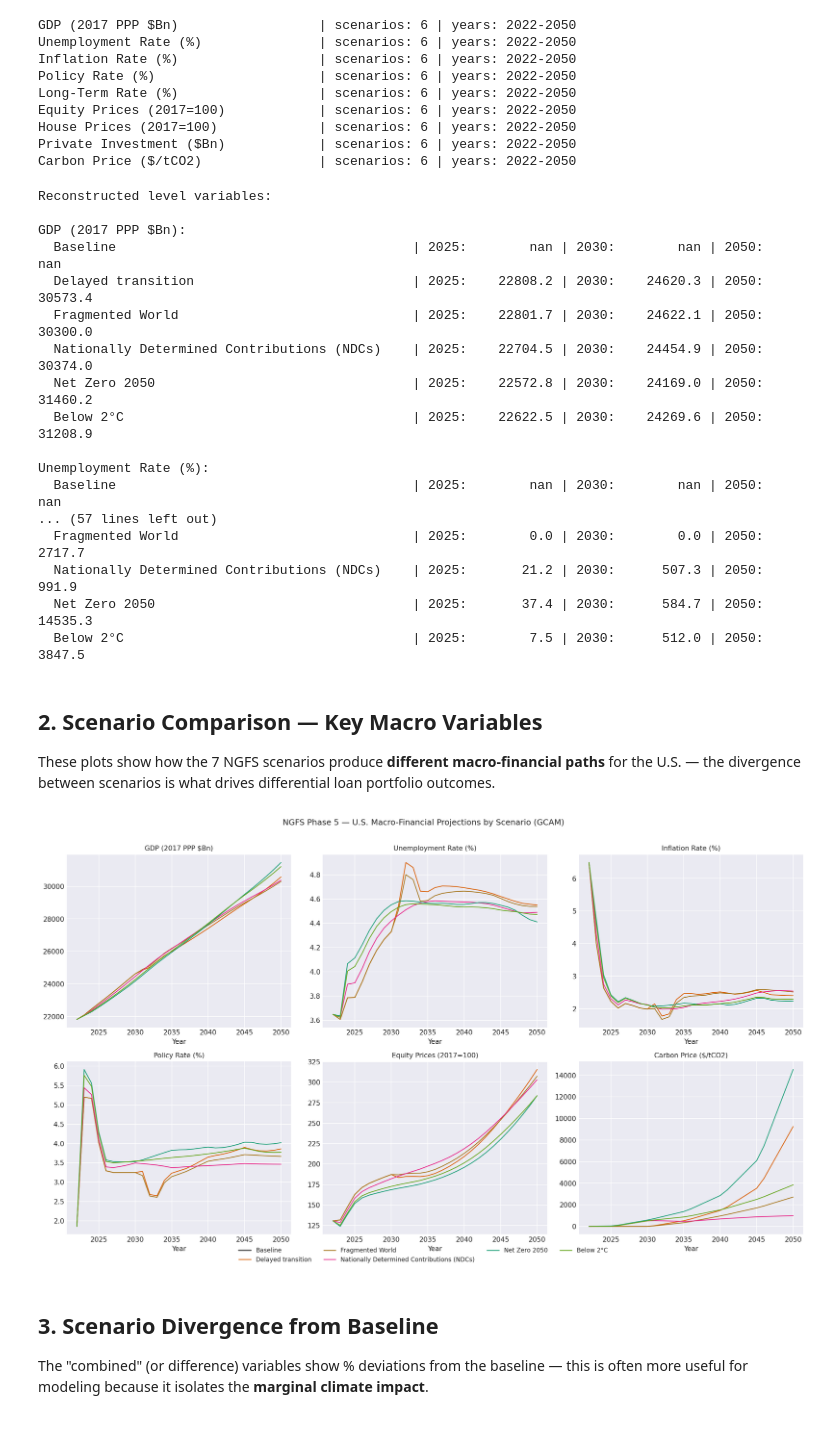
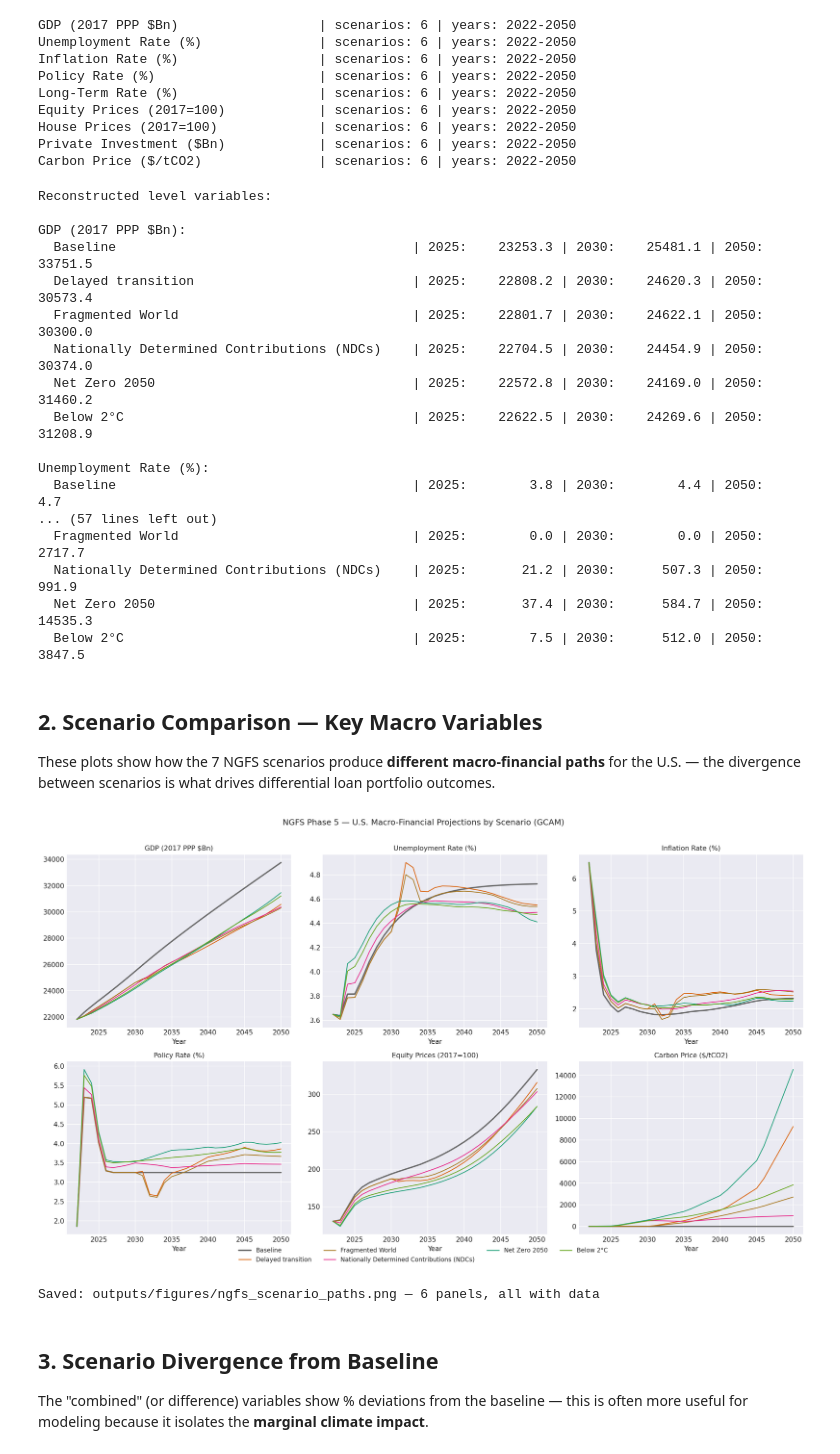
Before and after one commit to gabrielacoada/forecasting, a Jupyter notebook: projects/climate-risk-loans/ngfs_exploration.ipynb, the cells around one changed output. Saved outputs shown, nothing was run; the diff lists cells and outputs as text; code cells hidden in the pictures.

```diff
--- a/projects/climate-risk-loans/ngfs_exploration.ipynb
+++ b/projects/climate-risk-loans/ngfs_exploration.ipynb
@@ -84,10 +91,12 @@ def reconstruct_levels(nigem_us, var_level, var_diff, diff_type, model, year_col
     if baseline.empty:
         return pd.DataFrame()
 
-    base_vals = baseline.iloc[0][year_cols].astype(float)
+    # Use .values to avoid index-type mismatch (year_cols are strings, index will be ints)
+    base_vals = baseline.iloc[0][year_cols].astype(float).values
+    int_index = [int(y) for y in year_cols]
 
     # Start with baseline
-    result = pd.DataFrame({'Baseline': base_vals}, index=[int(y) for y in year_cols])
+    result = pd.DataFrame({'Baseline': base_vals}, index=int_index)
     result.index.name = 'Year'
 
     # Get diffs for other scenarios
@@ -98,11 +107,11 @@ def reconstruct_levels(nigem_us, var_level, var_diff, diff_type, model, year_col
 
     for _, row in diffs.iterrows():
         scenario = row['Scenario']
-        diff_vals = row[year_cols].astype(float)
+        diff_vals = row[year_cols].astype(float).values
         if diff_type == 'pct':
-            result[scenario] = base_vals.values * (1 + diff_vals.values / 100)
+            result[scenario] = base_vals * (1 + diff_vals / 100)
         else:  # abs
-            result[scenario] = base_vals.values + diff_vals.values
+            result[scenario] = base_vals + diff_vals
 
     return result
 
@@ -113,20 +122,8 @@ for var_level, info in var_mapping.items():
     if not df.empty:
         nigem_levels[info['label']] = df
         print(f"{info['label']:35s} | scenarios: {df.shape[1]} | years: {df.index[0]}-{df.index[-1]}")
-
-# Also keep the raw diffs for direct use
-diff_vars = {v['diff']: v['label'] + ' (diff)' for v in var_mapping.values()}
-diff_pivoted = {}
-for var_name in diff_vars:
-    sub = nigem_us[
-        (nigem_us['Variable'] == var_name) &
-        (nigem_us['Model'] == gcam_model)
-    ]
-    if not sub.empty:
-        piv = sub[['Scenario'] + year_cols].set_index('Scenario').T
-        piv.index = piv.index.astype(int)
-        piv.index.name = 'Year'
-        diff_pivoted[diff_vars[var_name]] = piv
+    else:
+        print(f"{info['label']:35s} | NOT FOUND")
 # %% [output]
 GDP (2017 PPP $Bn)                  | scenarios: 6 | years: 2022-2050
 Unemployment Rate (%)               | scenarios: 6 | years: 2022-2050
@@ -148,7 +145,7 @@ for label, df in nigem_levels.items():
 Reconstructed level variables:
 
 GDP (2017 PPP $Bn):
-  Baseline                                      | 2025:        nan | 2030:        nan | 2050:        nan
+  Baseline                                      | 2025:    23253.3 | 2030:    25481.1 | 2050:    33751.5
   Delayed transition                            | 2025:    22808.2 | 2030:    24620.3 | 2050:    30573.4
   Fragmented World                              | 2025:    22801.7 | 2030:    24622.1 | 2050:    30300.0
   Nationally Determined Contributions (NDCs)    | 2025:    22704.5 | 2030:    24454.9 | 2050:    30374.0
@@ -156,7 +153,7 @@ GDP (2017 PPP $Bn):
   Below 2°C                                     | 2025:    22622.5 | 2030:    24269.6 | 2050:    31208.9
 
 Unemployment Rate (%):
-  Baseline                                      | 2025:        nan | 2030:        nan | 2050:        nan
+  Baseline                                      | 2025:        3.8 | 2030:        4.4 | 2050:        4.7
 ... (57 lines left out)
   Fragmented World                              | 2025:        0.0 | 2030:        0.0 | 2050:     2717.7
   Nationally Determined Contributions (NDCs)    | 2025:       21.2 | 2030:      507.3 | 2050:      991.9
@@ -178,35 +175,48 @@ scenario_colors = {
     'Current Policies': '#e6ab02',
     'Baseline': '#666666',
 }
 
 # Plot the 6 most important variables — reconstructed levels
 plot_vars = [
     'GDP (2017 PPP $Bn)', 'Unemployment Rate (%)', 'Inflation Rate (%)',
     'Policy Rate (%)', 'Equity Prices (2017=100)', 'Carbon Price ($/tCO2)'
 ]
 
+# Validation: check all requested variables exist
+for v in plot_vars:
+    if v not in nigem_levels:
+        print(f"WARNING: '{v}' not in nigem_levels — panel will be empty")
+    else:
+        df = nigem_levels[v]
+        assert not df.empty, f"'{v}' DataFrame is empty"
+        assert not df.isna().all().all(), f"'{v}' DataFrame is all NaN"
+
 fig, axes = plt.subplots(2, 3, figsize=(16, 9))
 for ax, var_label in zip(axes.flat, plot_vars):
     if var_label not in nigem_levels:
-        ax.set_title(f'{var_label} — NOT AVAILABLE')
+        ax.text(0.5, 0.5, f'{var_label}\nNOT IN DATA', ha='center', va='center',
+                transform=ax.transAxes, fontsize=11, color='red')
+        ax.set_title(var_label, fontsize=10, color='red')
         continue
     df = nigem_levels[var_label]
     for scenario in df.columns:
         color = scenario_colors.get(scenario, 'gray')
         lw = 2 if scenario == 'Baseline' else 1.2
         ax.plot(df.index, df[scenario], label=scenario, color=color, linewidth=lw)
     ax.set_title(var_label, fontsize=10)
     ax.set_xlabel('Year')
 
 # Single legend
 handles, labels = axes[0, 0].get_legend_handles_labels()
 fig.legend(handles, labels, loc='lower center', ncol=4, fontsize=9, bbox_to_anchor=(0.5, -0.02))
 fig.suptitle('NGFS Phase 5 — U.S. Macro-Financial Projections by Scenario (GCAM)', fontsize=12, y=1.01)
 plt.tight_layout()
 plt.savefig(f'{FIG_DIR}ngfs_scenario_paths.png', dpi=SAVE_DPI, bbox_inches='tight')
 plt.show()
+print(f'Saved: {FIG_DIR}ngfs_scenario_paths.png — {len(plot_vars)} panels, all with data')
 # %% [output]
-[figure, old version]
+[figure, new version]
+Saved: outputs/figures/ngfs_scenario_paths.png — 6 panels, all with data
 # %% [markdown]
 ## 3. Scenario Divergence from Baseline
 
```
Also changed, not shown: parts of 9 cells of this notebook, 34 other files.
